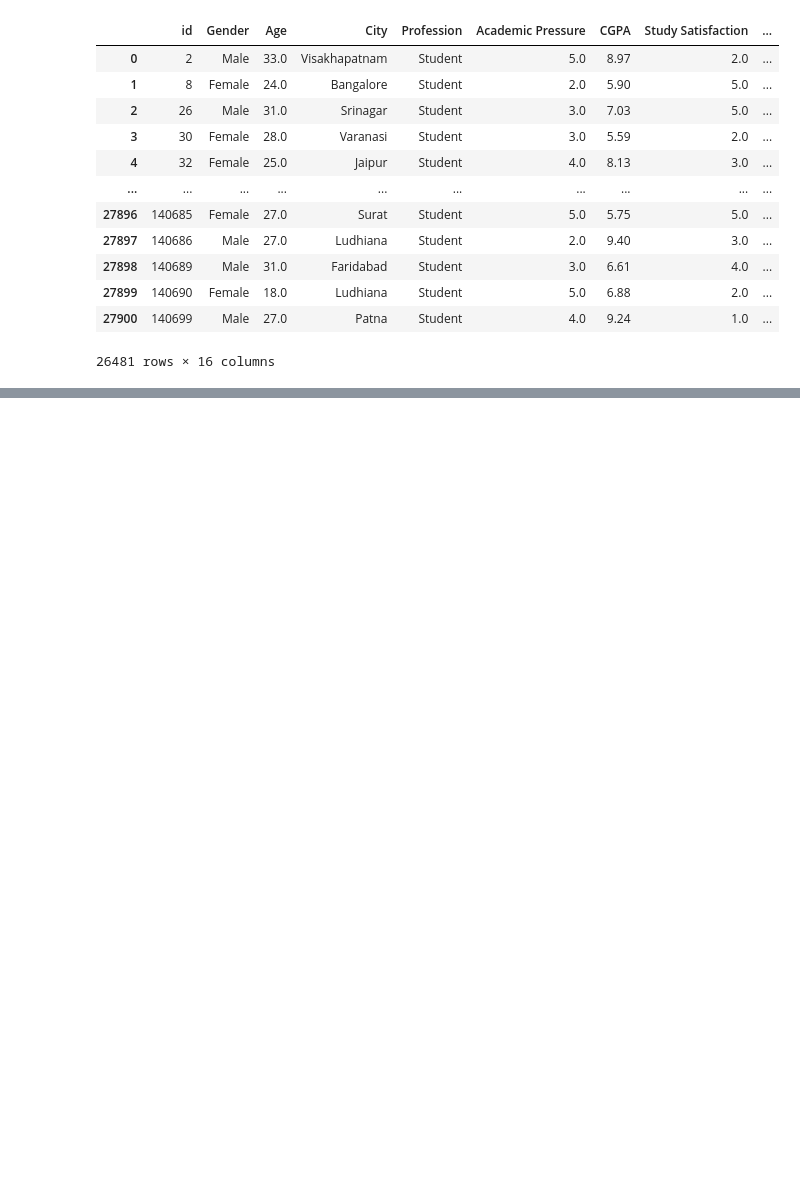
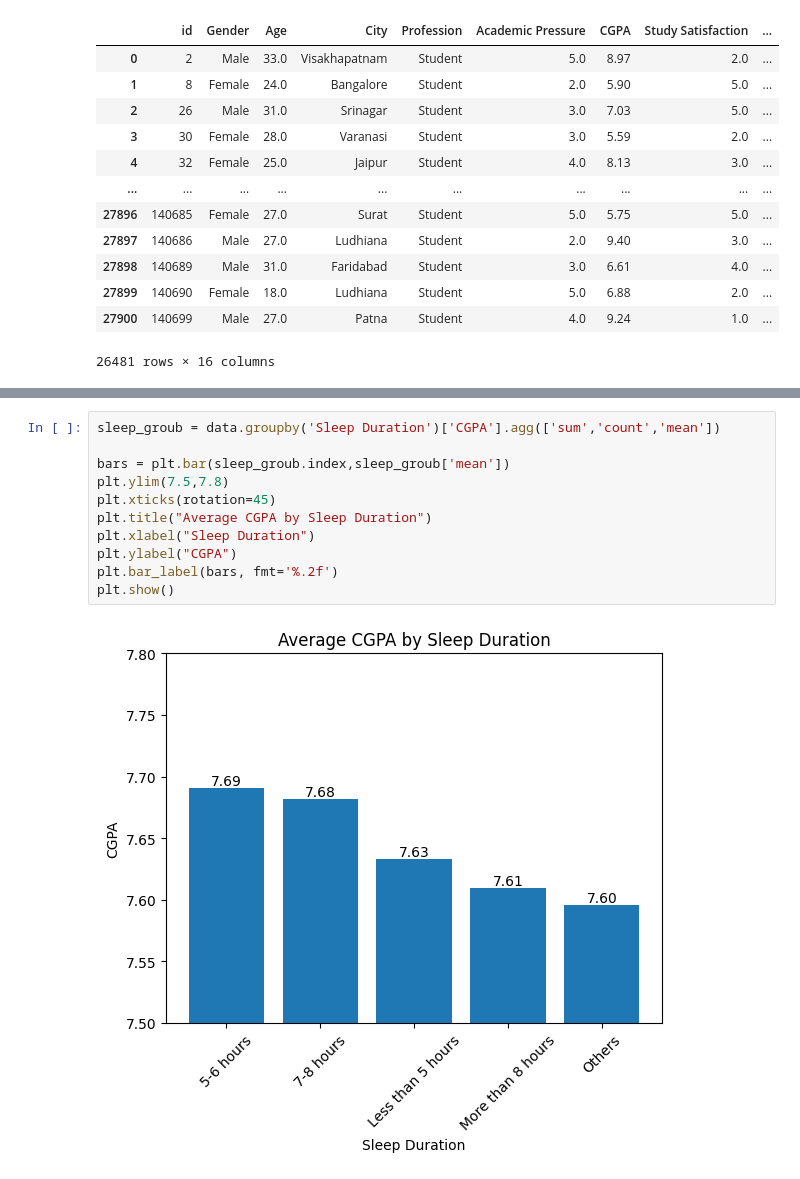
Before and after one commit to mohamed8905/Student_Depression_Dataset, a Jupyter notebook: DSM proj.ipynb, the cells around one changed output, grey strips where cells are left out. Drawn from its saved outputs; the diff is of its cells as text; blank space fills up the shorter version.

```diff
--- a/DSM proj.ipynb
+++ b/DSM proj.ipynb
@@ -120,0 +157,13 @@ data
+# %%
+sleep_groub = data.groupby('Sleep Duration')['CGPA'].agg(['sum','count','mean'])
+
+bars = plt.bar(sleep_groub.index,sleep_groub['mean'])
+plt.ylim(7.5,7.8)
+plt.xticks(rotation=45)
+plt.title("Average CGPA by Sleep Duration")
+plt.xlabel("Sleep Duration")
+plt.ylabel("CGPA")
+plt.bar_label(bars, fmt='%.2f')
+plt.show()
+# %% [output]
+[figure, added]
```
Also changed, not shown: parts of 9 cells of this notebook.
